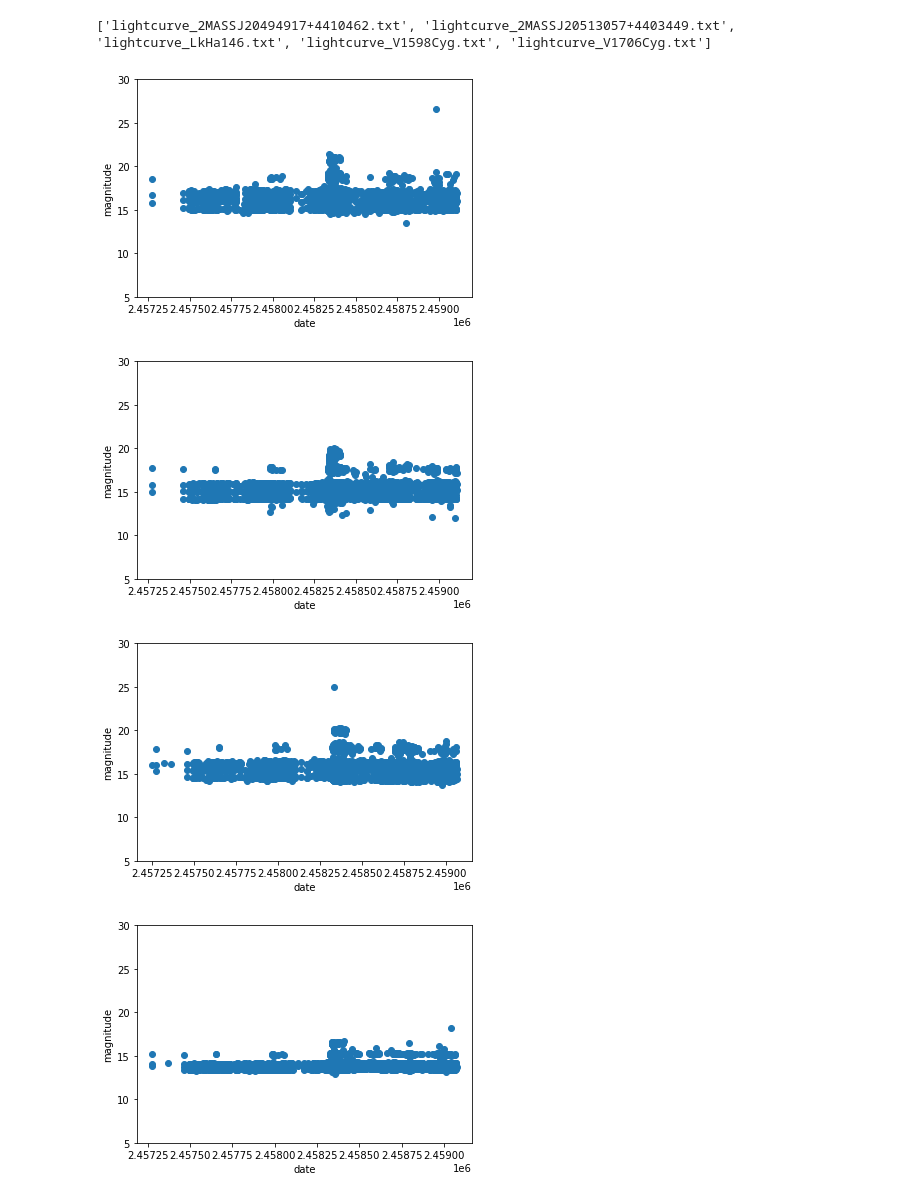
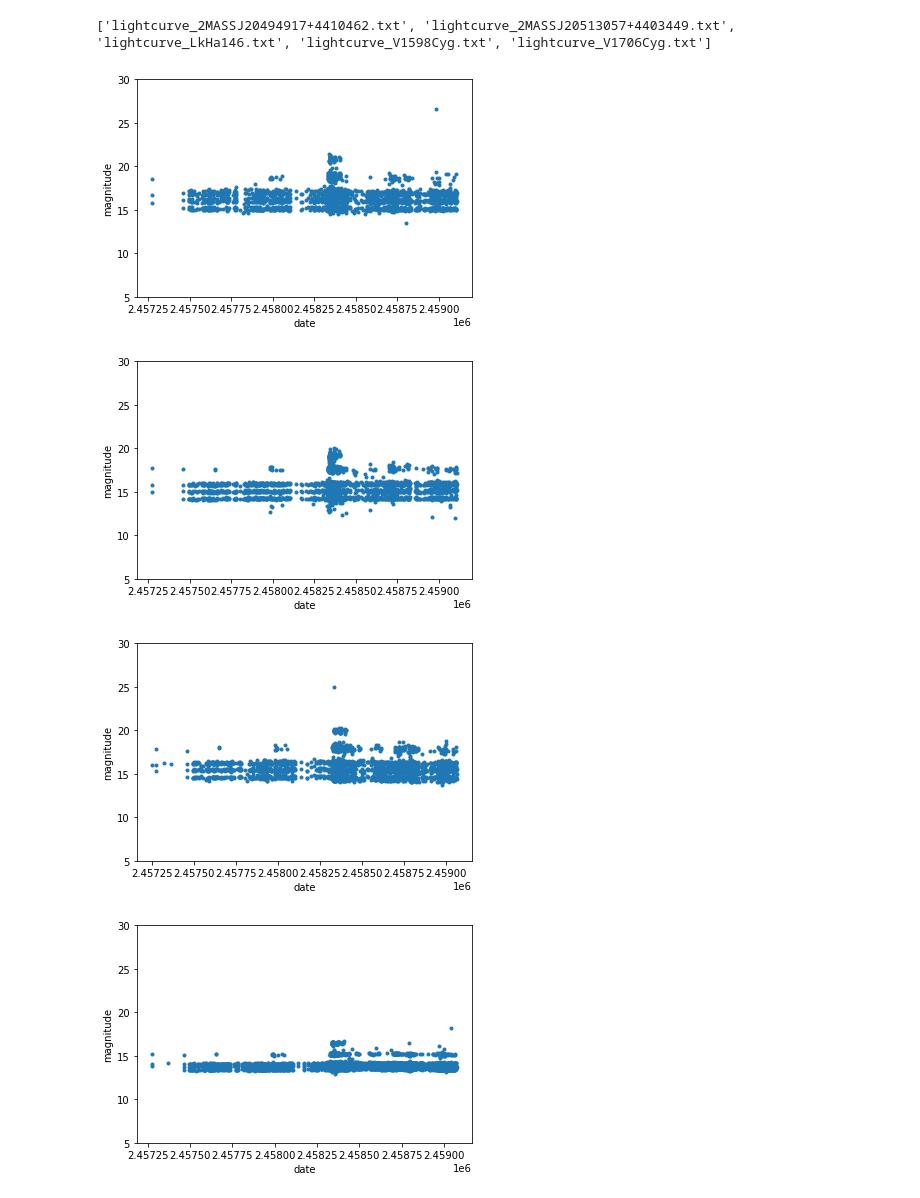
Before and after one commit to quasoph/exomagpy, a Jupyter notebook: planetai.ipynb, the cells around one changed output. Cells and saved outputs as stored; diff of their text form; code cells hidden in the pictures.

```diff
--- a/planetai.ipynb
+++ b/planetai.ipynb
@@ -20,26 +20,26 @@ from astropy.timeseries import TimeSeries
 # %%
 # FETCH DATA
 
 lc_exo_folder = "./LIGHTCURVES/" # create one for lightcurves with no exoplanets
 lc_exo_dir = os.listdir(lc_exo_folder)
 lc_exo_plots = "./lightcurvePLOTS/has_exoplanets/"
 print(lc_exo_dir)
 
 # PLOT AND SAVE TO FOLDER
 
 for x in lc_exo_dir:
     lc_exo_df = pd.read_csv(os.path.join(lc_exo_folder, x), comment="#", delimiter=" ")
     mag = lc_exo_df["calibrated_magnitude"]
     date = lc_exo_df["date"]
-    plt.scatter(date,mag)
+    plt.plot(date,mag,".",linewidth=0)
     plt.ylim([5,30])
     plt.xlabel("date")
     plt.ylabel("magnitude")
     plt.savefig(os.path.abspath(lc_exo_plots) + "/lc_exo_" + str(lc_exo_dir.index(x)) + ".png")
     plt.show()
 # %% [output]
 ['lightcurve_2MASSJ20494917+4410462.txt', 'lightcurve_2MASSJ20513057+4403449.txt', 'lightcurve_LkHa146.txt', 'lightcurve_V1598Cyg.txt', 'lightcurve_V1706Cyg.txt']
-[figure, old version]
+[figure, new version]
-[figure, old version]
+[figure, new version]
-[figure, old version]
+[figure, new version]
-[figure, old version]
+[figure, new version]
```
Also changed, not shown: parts of 5 cells of this notebook, 6 other files.
